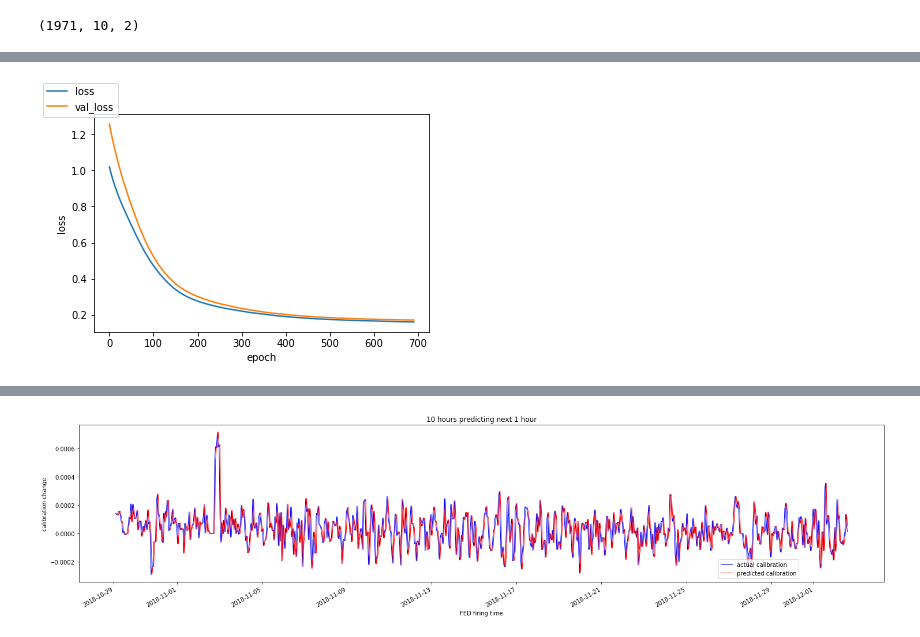
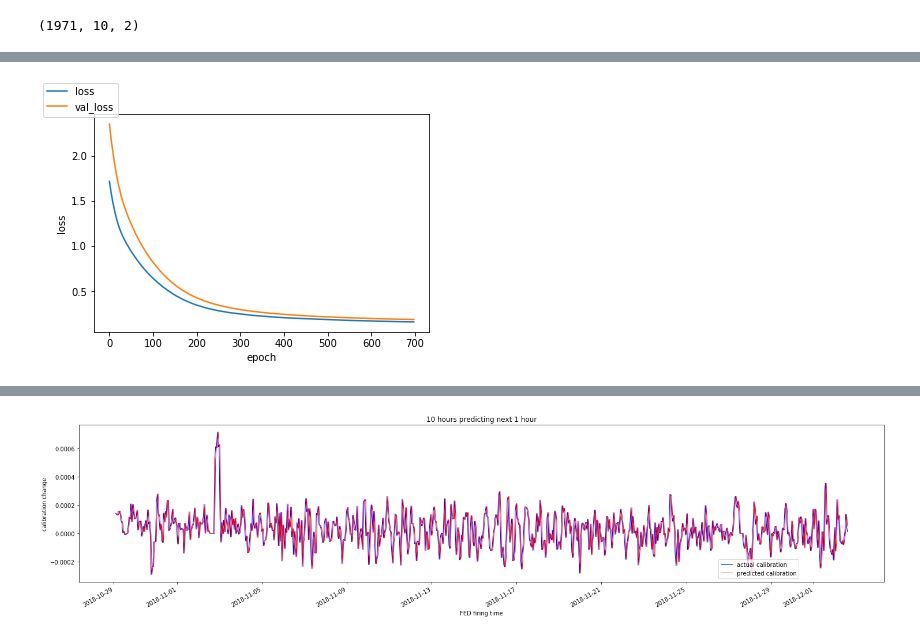
Before and after one commit to UMN-CMS/ECAL_FAIR, a Jupyter notebook: notebooks/GRU.ipynb, the cells around one changed output, grey strips where cells are left out. Drawn from its saved outputs; the diff is of its cells as text; code cells hidden in the pictures.

```diff
--- a/notebooks/GRU.ipynb
+++ b/notebooks/GRU.ipynb
@@ -140,7 +140,7 @@ def step_decay(epoch):
     return initial_lrate
 
 def my_loss_fn(y_true, y_pred):
-    return y_true - y_pred
+    return abs((y_true - y_pred) ** 3.0)
 # %%
 #best params:
 #Latent_dim:  50 L2 Regularizer:  0.0
@@ -177,7 +177,7 @@ for loss in losses:
                         model.add(GRU(LATENT_DIM, kernel_regularizer=l2(reg_val), recurrent_regularizer=l2(reg_val), bias_regularizer=l2(reg_val)))
                         #model.add(LSTM(32, kernel_regularizer=l2(0.01), recurrent_regularizer=l2(0.01), bias_regularizer=l2(0.01)))
                         model.add(Dense(HORIZON))
-                        model.compile(optimizer=optimizer, loss=loss,
+                        model.compile(optimizer=optimizer, loss=my_loss_fn,
                                      # metrics=['accuracy']
                                      )
 
@@ -234,4 +234,4 @@ _________________________________________________________________
-[figure, old version]
+[figure, new version]
 # %%
 #for result in val_results:
   #  print("ndim: ",result[0])
```
Also changed, not shown: parts of 11 cells of this notebook.
